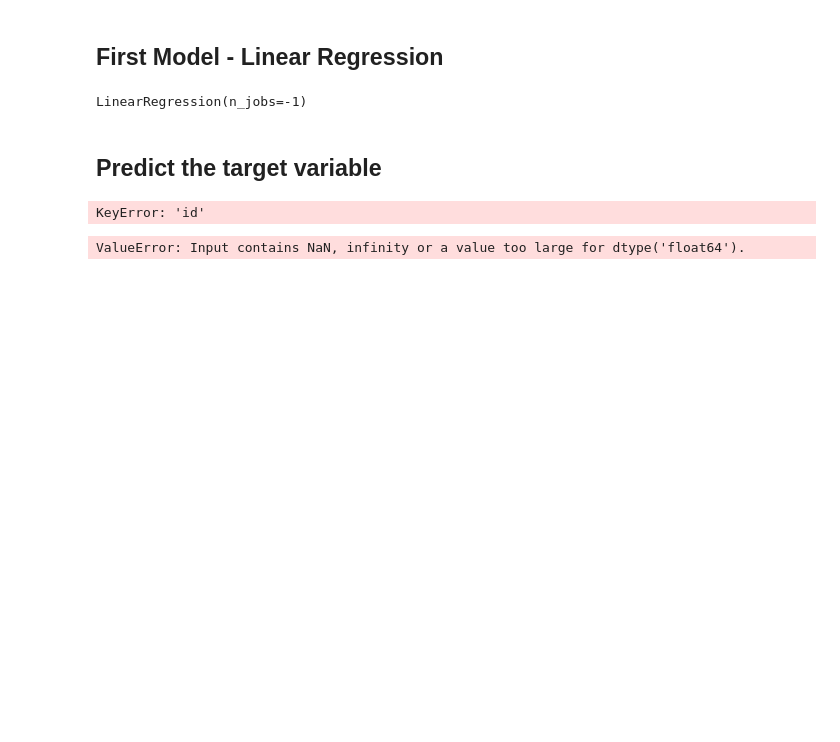
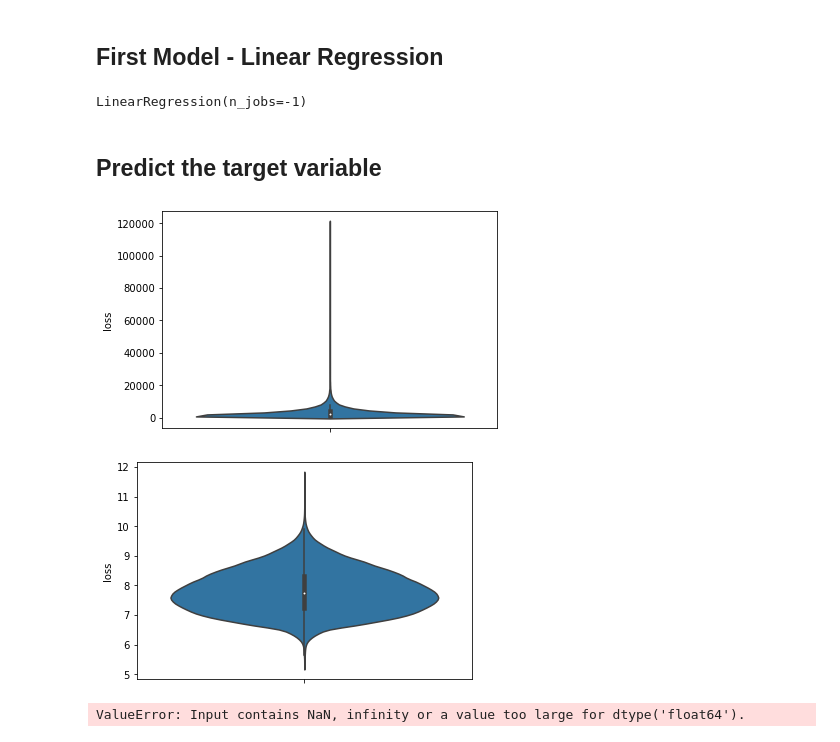
Before and after one commit to zhoux0130/capstone-project, a Jupyter notebook: EDA.ipynb, the cells around one changed output. Saved outputs shown, nothing was run; the diff lists cells and outputs as text; code cells hidden in the pictures; blank space fills up the shorter version.

```diff
--- a/EDA.ipynb
+++ b/EDA.ipynb
@@ -277,27 +277,29 @@ LinearRegression(n_jobs=-1)
 ## Predict the target variable
 # %%
 import seaborn as sns
-
+#shift is another hyper-parameter.
+shift = 200
 #getting the id column from test set which will be later used for submission
 ids = test_data['id']
 
 target = train_data['loss']
 
 #drop the unnecessary column id and loss from both train and test set.
 train_data.drop(['id','loss'],1,inplace=True)
 test_data.drop(['id','loss'],1,inplace=True)
 
 #violin plot to visualize loss before applying log transformation.
 sns.violinplot(data=train_data,y=target)
 plt.show()
 
 target = np.log(target+shift)
 
 #violin plot to visualize loss after applying log transformation.
 sns.violinplot(data=train_data,y=target)
 plt.show()
 # %% [output]
-KeyError: 'id'
+[figure, added]
+[figure, added]
 # %%
 from sklearn.metrics import mean_absolute_error
 import numpy as np
```
Also changed, not shown: parts of 2 cells of this notebook, 1 other file.
